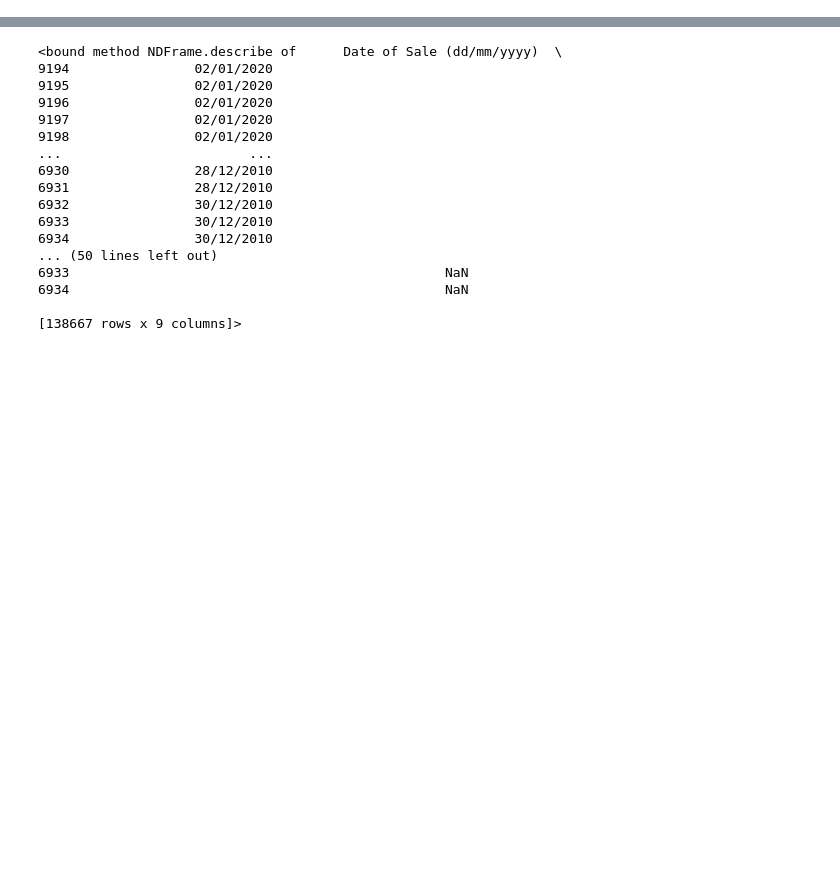
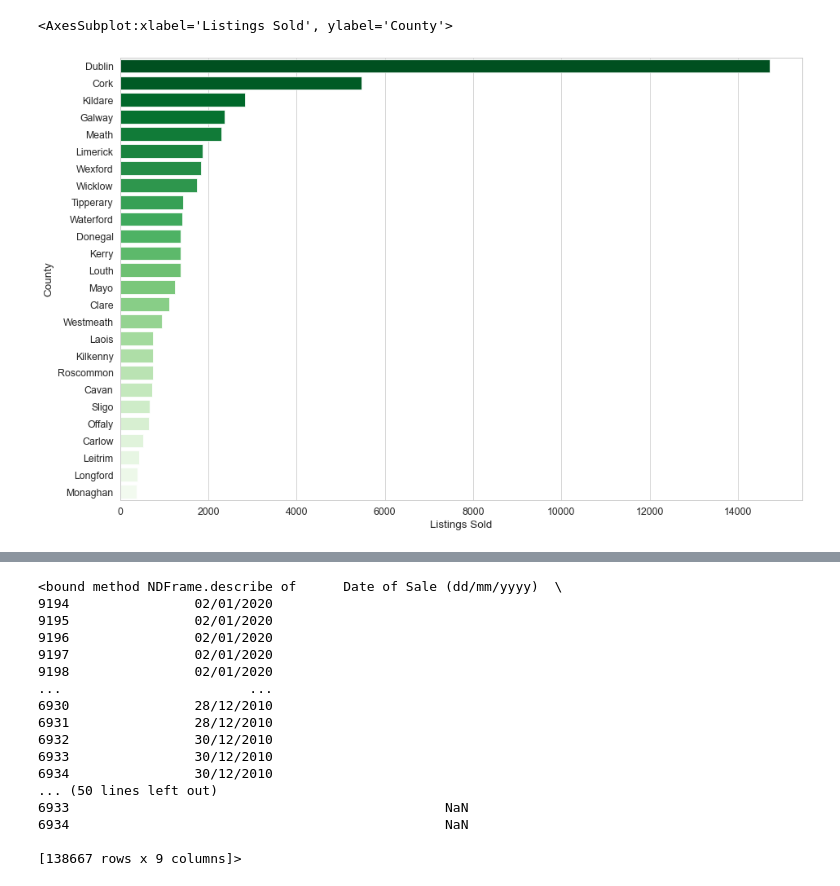
Before and after one commit to CraigDowling/Project, a Jupyter notebook: UCDPA_craigdowlingproject.ipynb, the cells around one changed output, grey strips where cells are left out. Cells and saved outputs as stored; diff of their text form; code cells hidden in the pictures; blank space fills up the shorter version.

```diff
--- a/UCDPA_craigdowlingproject.ipynb
+++ b/UCDPA_craigdowlingproject.ipynb
@@ -17,0 +54,7 @@ house_2020.head()
+# %%
+houses_per_county = house_2020.groupby("County")["Address"].count()
+df_houses_per_county = pd.DataFrame(houses_per_county)
+df_APC = df_houses_per_county.sort_values("Address", ascending=False)
+DF_APC = df_APC.reset_index()
+DF_APC.rename(columns = {'Address':'Listings Sold'}, inplace = True)
+DF_APC
@@ -17,0 +79,10 @@ house_2020.head()
+# %%
+sns.set(rc={'figure.figsize':(15,10)})
+sns.color_palette("bright")
+sns.set_style('whitegrid')
+sns.set_context('paper', font_scale=1.4)
+
+sns.barplot(y="County", x="Listings Sold", data=DF_APC, palette="Greens_r", saturation=1, ci=90)
+# %% [output]
+<AxesSubplot:xlabel='Listings Sold', ylabel='County'>
+[figure, added]
```
Also changed, not shown: parts of 67 cells of this notebook.
